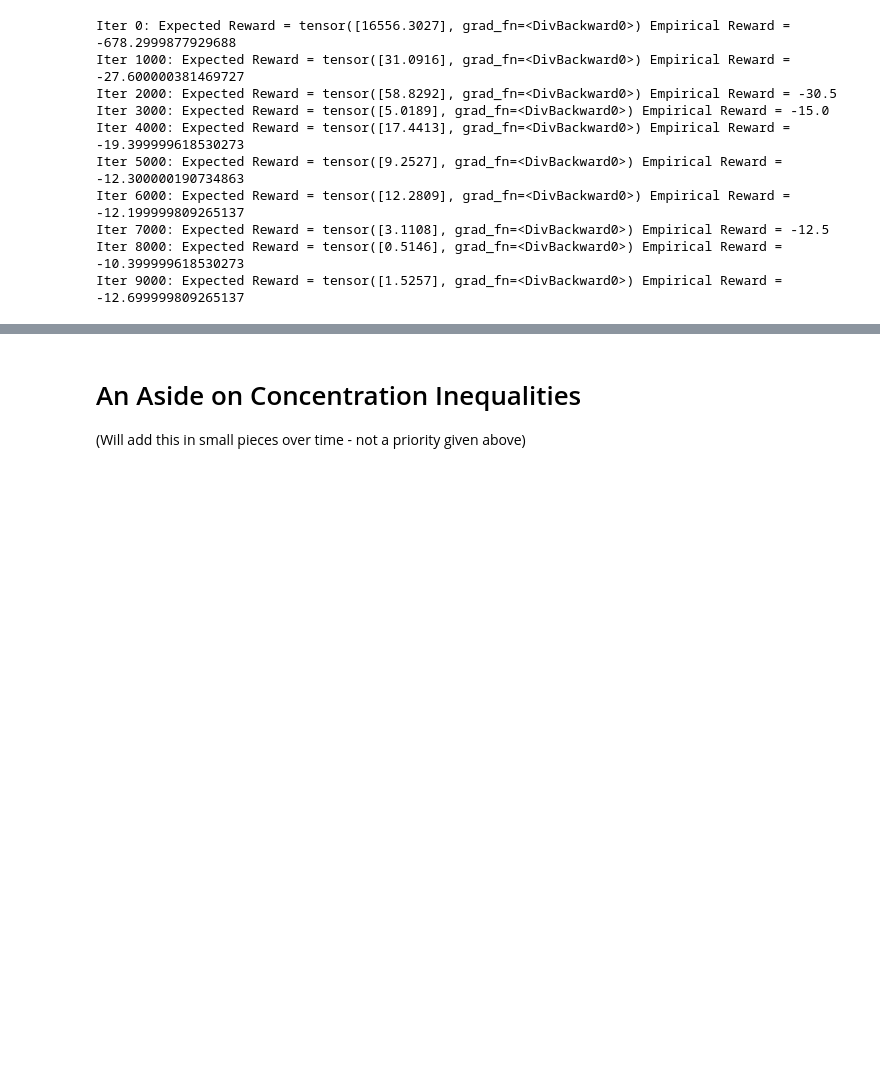
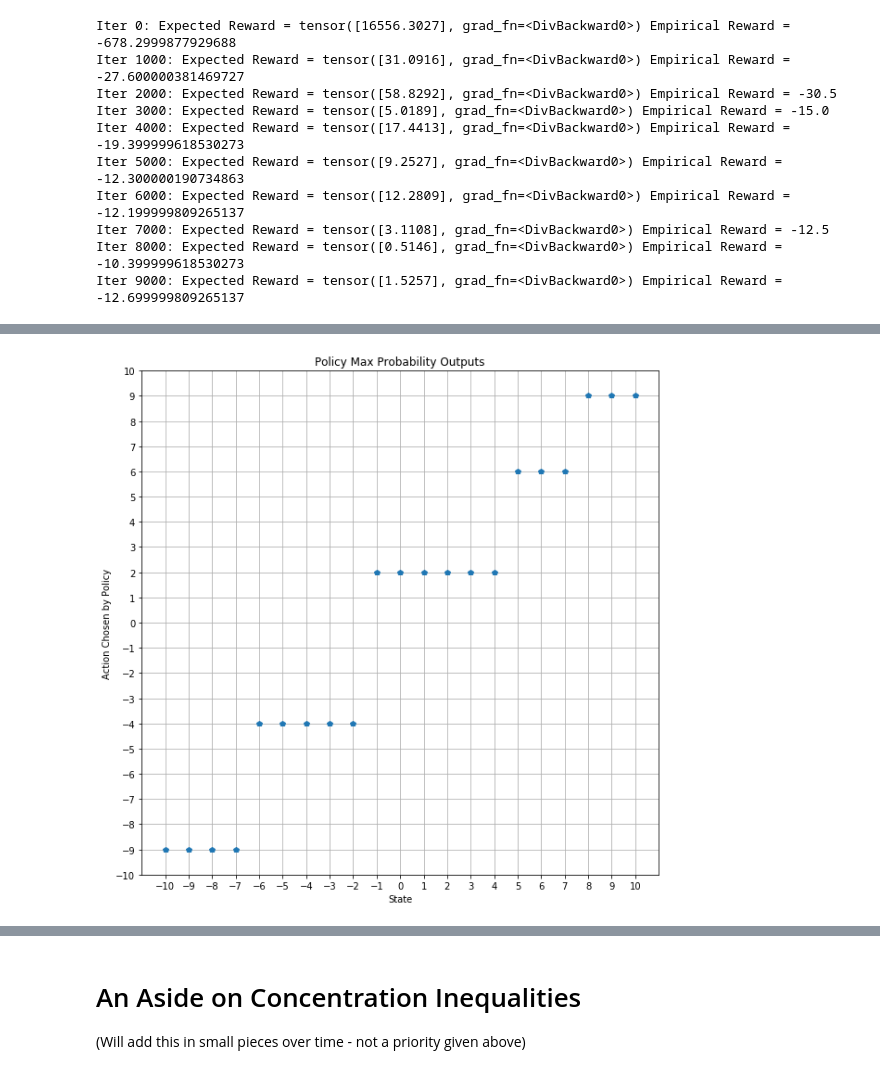
Before and after one commit to TreeinRandomForest/gccoptim, a Jupyter notebook: policygradients/Policy Gradient Experiments + An Informal Tutorial.ipynb, the cells around one changed output, grey strips where cells are left out. Cells and saved outputs as stored; diff of their text form; code cells hidden in the pictures; blank space fills up the shorter version.

```diff
--- a/policygradients/Policy Gradient Experiments + An Informal Tutorial.ipynb
+++ b/policygradients/Policy Gradient Experiments + An Informal Tutorial.ipynb
@@ -459,13 +504,13 @@ def dynamics(state, action, step_size, space):
     new_state = state + step_size*action
 
     #hard boundary conditions - if hit boundary, stay there
-    if new_state > high_state:
-        new_state = high_state
-    if new_state < low_state:
-        new_state = low_state
+    #if new_state > high_state:
+    #    new_state = high_state
+    #if new_state < low_state:
+    #    new_state = low_state
 
     #periodic boundary conditions
-    #new_state = low_state + (new_state + low_state) % N_space
+    new_state = (new_state - low_state) % N_space + low_state
 
     return new_state
 
@@ -874,0 +982,11 @@ Let's understand what the above output signifies. We run N_iter = {{N_iter}}
+# %%
+plt.figure(figsize=(10,10))
+plt.plot(space, space[policy(space.unsqueeze(1)).argmax(dim=1)], 'p')
+plt.xlabel("State")
+plt.ylabel("Action Chosen by Policy")
+plt.title("Policy Max Probability Outputs")
+_ = plt.xticks(space)
+_ = plt.yticks(space)
+plt.grid()
+# %% [output]
+[figure, added]
```
Also changed, not shown: parts of 45 cells of this notebook.
